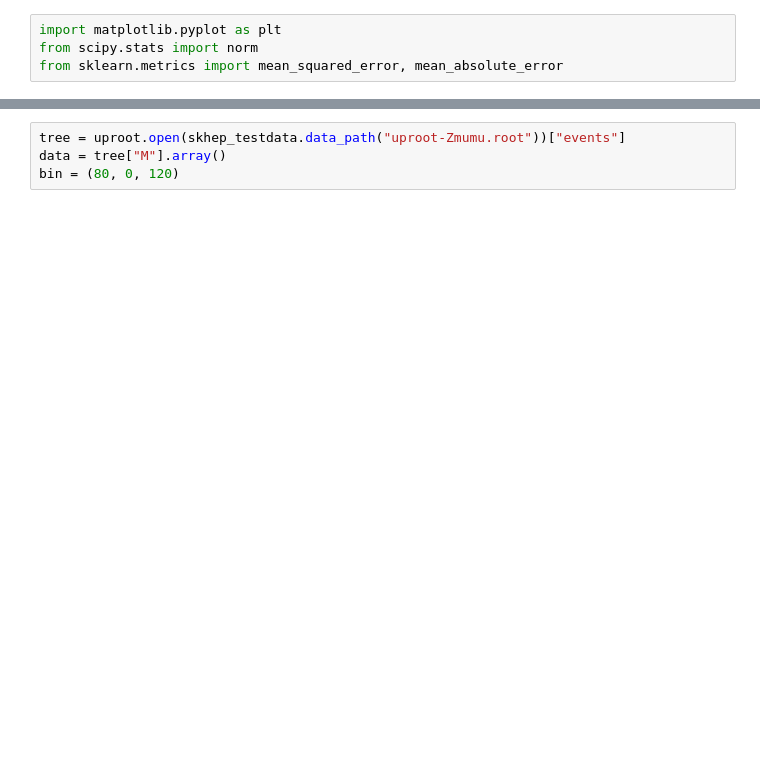
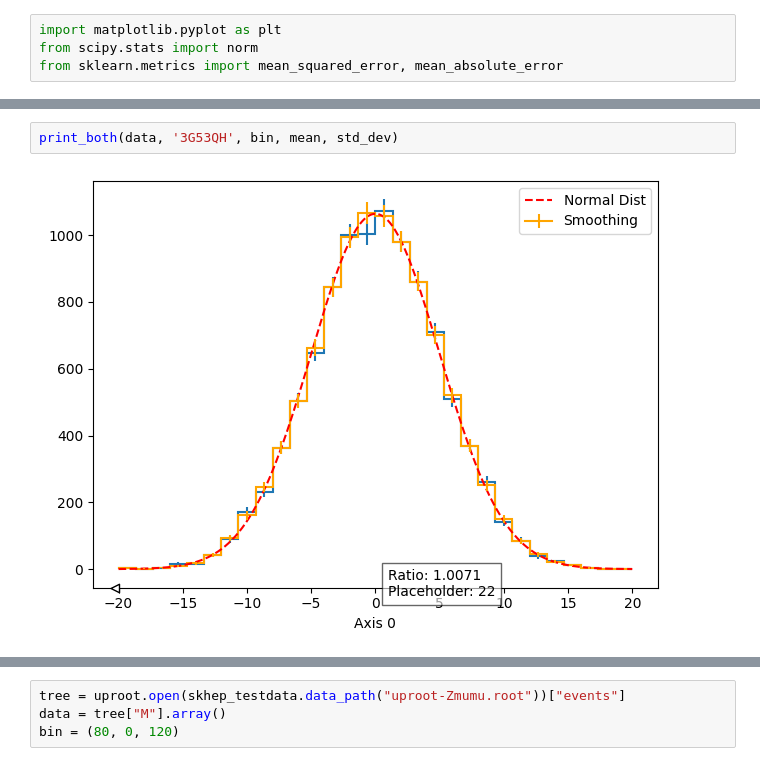
Before and after one commit to pingmar/smoothing_algorithms, a Jupyter notebook: smoothing_code.ipynb, the cells around one changed output, grey strips where cells are left out. Saved outputs shown, nothing was run; the diff lists cells and outputs as text; blank space fills up the shorter version.

```diff
--- a/smoothing_code.ipynb
+++ b/smoothing_code.ipynb
@@ -182 +190,5 @@ print_both(data, Smoothing(data, '353QH', twice=1), bin, 1, mean, std_dev)
+# %%
+print_both(data, '3G53QH', bin, mean, std_dev)
+# %% [output]
+[figure, added]
 # %%
```
Also changed, not shown: parts of 39 cells of this notebook.
